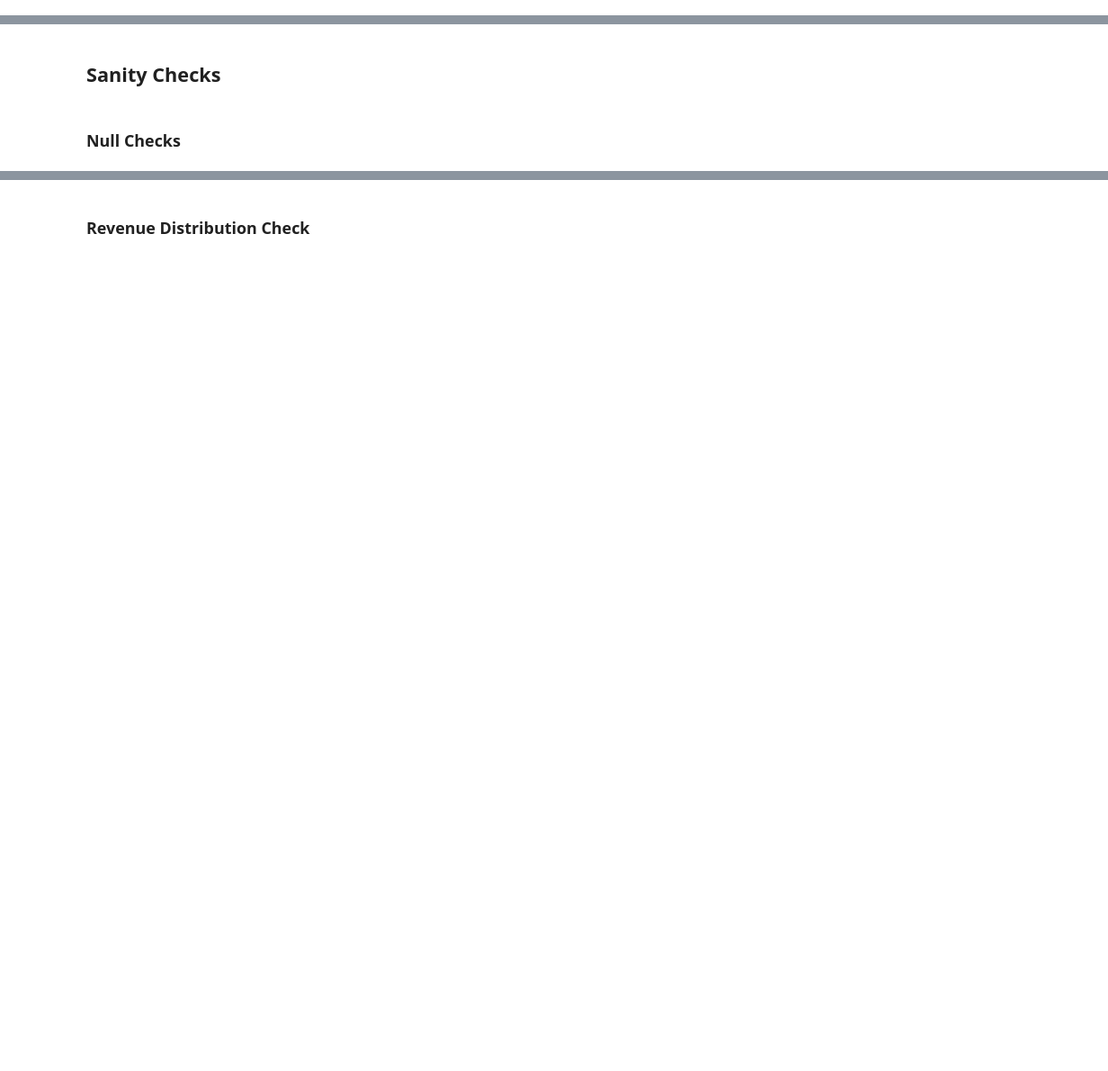
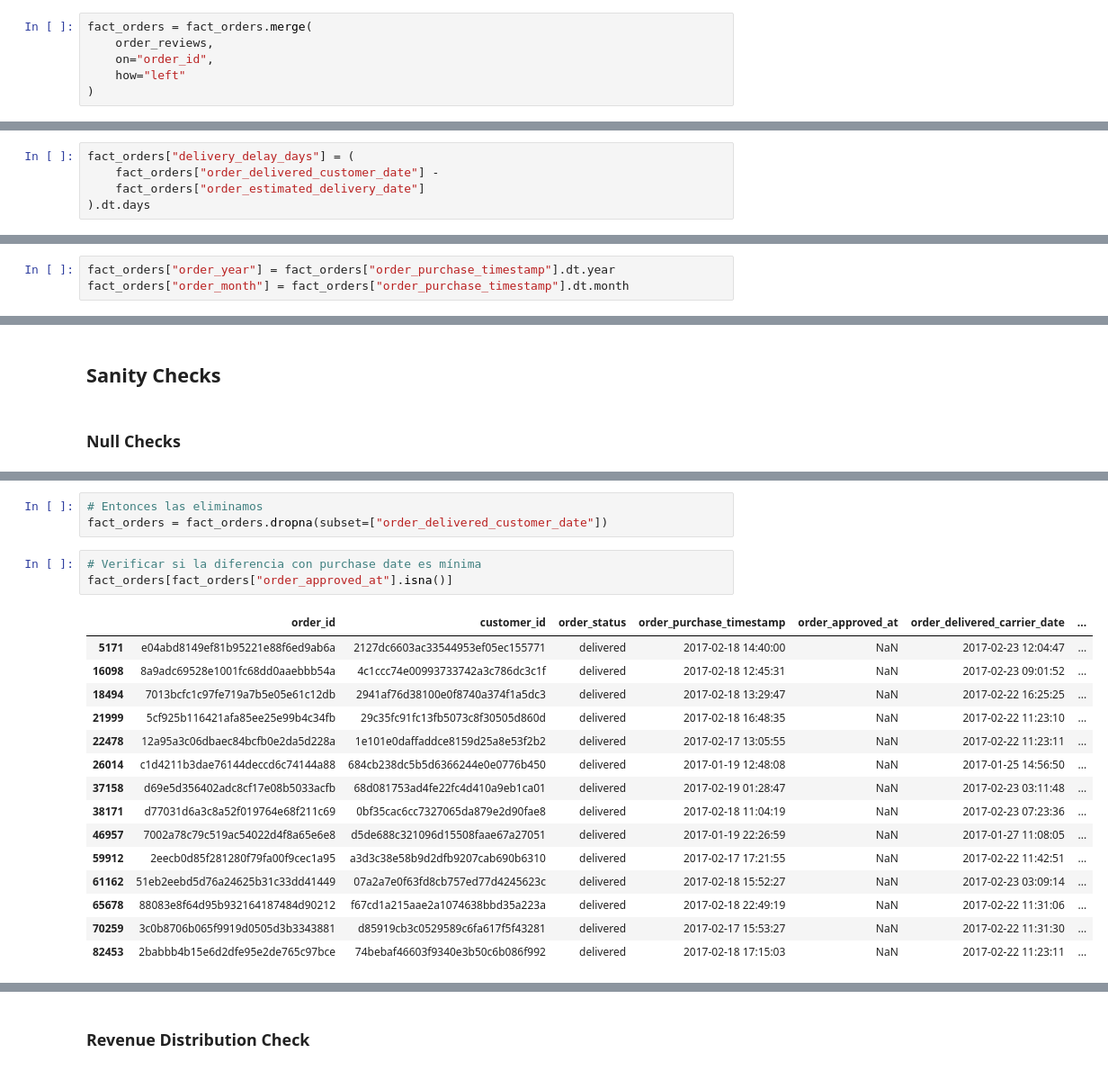
Before and after one commit to ssgm2911/customer-behavior-analysis, a Jupyter notebook: notebooks/02_staging_and_fact_construction.ipynb, the cells around one changed output, grey strips where cells are left out. Shown at 90% size. Saved outputs shown, nothing was run; the diff lists cells and outputs as text; blank space fills up the shorter version.

Commit message:
Build staging layer and construct fact_orders table with grain validation

```diff
--- a/notebooks/02_staging_and_fact_construction.ipynb
+++ b/notebooks/02_staging_and_fact_construction.ipynb
@@ -34,11 +83,25 @@ This represents the transformation layer of the analytics workflow.
 # %% [markdown]
 ### Join Reviews
+# %%
+fact_orders = fact_orders.merge(
+    order_reviews,
+    on="order_id",
+    how="left"
+)
 # %% [markdown]
 ## FEATURE ENGINEERING BÁSICO
 # %% [markdown]
 ### Delivery Delay
+# %%
+fact_orders["delivery_delay_days"] = (
+    fact_orders["order_delivered_customer_date"] -
+    fact_orders["order_estimated_delivery_date"]
+).dt.days
 # %% [markdown]
 ### Year & Month Columns
+# %%
+fact_orders["order_year"] = fact_orders["order_purchase_timestamp"].dt.year
+fact_orders["order_month"] = fact_orders["order_purchase_timestamp"].dt.month
 # %% [markdown]
 ## GRAIN VALIDATION
 # %% [markdown]
@@ -51,0 +160,22 @@ This represents the transformation layer of the analytics workflow.
+# %%
+# Entonces las eliminamos
+fact_orders = fact_orders.dropna(subset=["order_delivered_customer_date"])
+# %%
+# Verificar si la diferencia con purchase date es mínima
+fact_orders[fact_orders["order_approved_at"].isna()]
+# %% [output]
+|  | order_id | customer_id | order_status | order_purchase_timestamp | order_approved_at | order_delivered_carrier_date | ... |
+| 5171 | e04abd8149ef81b95221e88f6ed9ab6a | 2127dc6603ac33544953ef05ec155771 | delivered | 2017-02-18 14:40:00 | NaN | 2017-02-23 12:04:47 | ... |
+| 16098 | 8a9adc69528e1001fc68dd0aaebbb54a | 4c1ccc74e00993733742a3c786dc3c1f | delivered | 2017-02-18 12:45:31 | NaN | 2017-02-23 09:01:52 | ... |
+| 18494 | 7013bcfc1c97fe719a7b5e05e61c12db | 2941af76d38100e0f8740a374f1a5dc3 | delivered | 2017-02-18 13:29:47 | NaN | 2017-02-22 16:25:25 | ... |
+| 21999 | 5cf925b116421afa85ee25e99b4c34fb | 29c35fc91fc13fb5073c8f30505d860d | delivered | 2017-02-18 16:48:35 | NaN | 2017-02-22 11:23:10 | ... |
+| 22478 | 12a95a3c06dbaec84bcfb0e2da5d228a | 1e101e0daffaddce8159d25a8e53f2b2 | delivered | 2017-02-17 13:05:55 | NaN | 2017-02-22 11:23:11 | ... |
+| 26014 | c1d4211b3dae76144deccd6c74144a88 | 684cb238dc5b5d6366244e0e0776b450 | delivered | 2017-01-19 12:48:08 | NaN | 2017-01-25 14:56:50 | ... |
+| 37158 | d69e5d356402adc8cf17e08b5033acfb | 68d081753ad4fe22fc4d410a9eb1ca01 | delivered | 2017-02-19 01:28:47 | NaN | 2017-02-23 03:11:48 | ... |
+| 38171 | d77031d6a3c8a52f019764e68f211c69 | 0bf35cac6cc7327065da879e2d90fae8 | delivered | 2017-02-18 11:04:19 | NaN | 2017-02-23 07:23:36 | ... |
+| 46957 | 7002a78c79c519ac54022d4f8a65e6e8 | d5de688c321096d15508faae67a27051 | delivered | 2017-01-19 22:26:59 | NaN | 2017-01-27 11:08:05 | ... |
+| 59912 | 2eecb0d85f281280f79fa00f9cec1a95 | a3d3c38e58b9d2dfb9207cab690b6310 | delivered | 2017-02-17 17:21:55 | NaN | 2017-02-22 11:42:51 | ... |
+| 61162 | 51eb2eebd5d76a24625b31c33dd41449 | 07a2a7e0f63fd8cb757ed77d4245623c | delivered | 2017-02-18 15:52:27 | NaN | 2017-02-23 03:09:14 | ... |
+| 65678 | 88083e8f64d95b932164187484d90212 | f67cd1a215aae2a1074638bbd35a223a | delivered | 2017-02-18 22:49:19 | NaN | 2017-02-22 11:31:06 | ... |
+| 70259 | 3c0b8706b065f9919d0505d3b3343881 | d85919cb3c0529589c6fa617f5f43281 | delivered | 2017-02-17 15:53:27 | NaN | 2017-02-22 11:31:30 | ... |
+| 82453 | 2babbb4b15e6d2dfe95e2de765c97bce | 74bebaf46603f9340e3b50c6b086f992 | delivered | 2017-02-18 17:15:03 | NaN | 2017-02-22 11:23:11 | ... |
```
Also changed, not shown: parts of 16 cells of this notebook.
